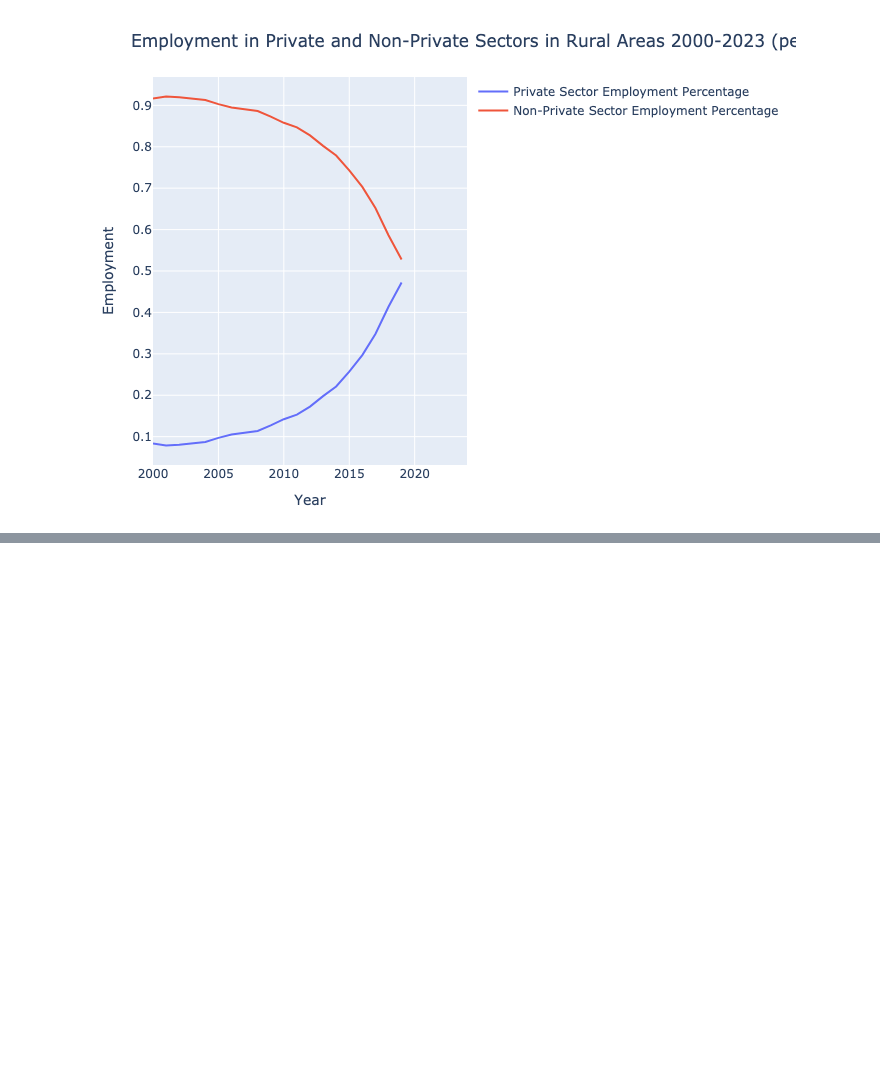
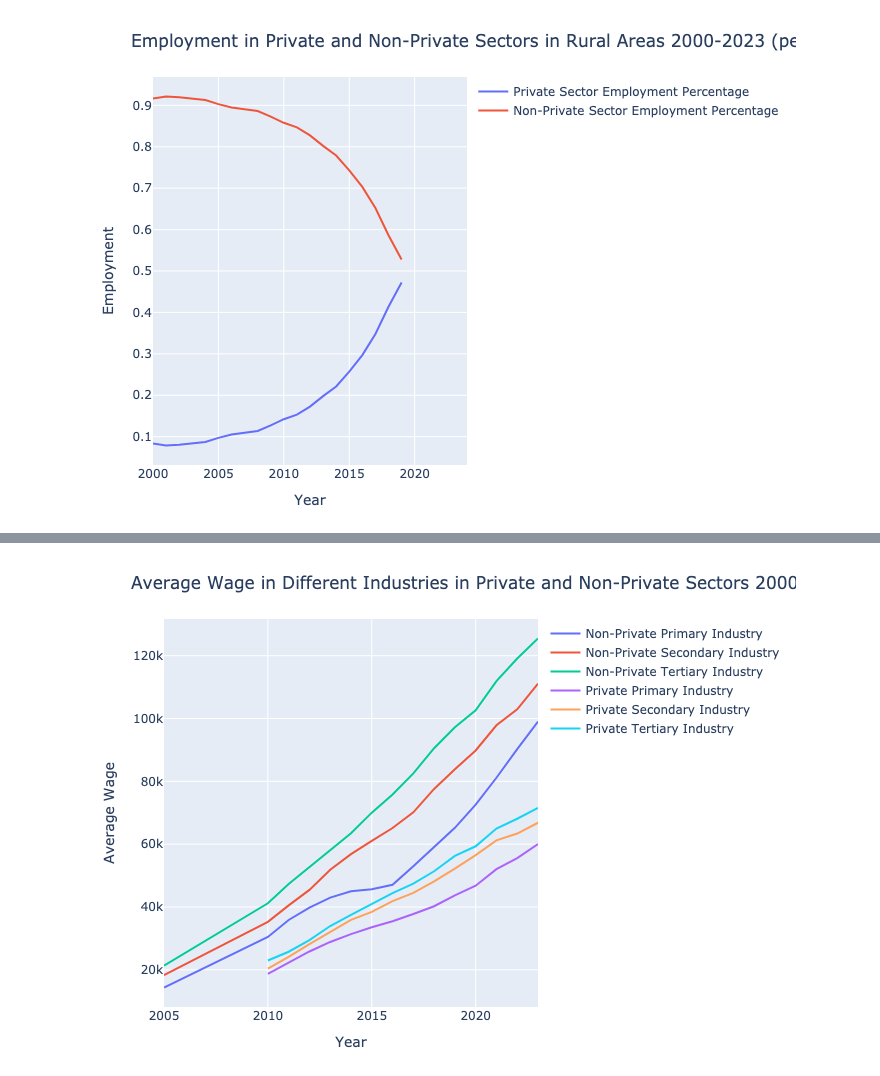
Before and after one commit to liminglin98/Labor-with-Moshe, a Jupyter notebook: Code/Grapha.ipynb, the cells around one changed output, grey strips where cells are left out. Cells and saved outputs as stored; diff of their text form; code cells hidden in the pictures; blank space fills up the shorter version.

```diff
--- a/Code/Grapha.ipynb
+++ b/Code/Grapha.ipynb
@@ -242,0 +391,11 @@ display(PlotlyJS.plot([private_rural_line_percentage, non_private_rural_line_per
+# %%
+#Comparing Average Wage in Different Sectors in Private and Non-Private Sectors
+#trend lines
+layout10 = PlotlyJS.Layout(
+    title = "Average Wage in Different Industries in Private and Non-Private Sectors 2000-2023",
+    xaxis = PlotlyJS.attr(title = "Year"),
+    yaxis = PlotlyJS.attr(title = "Average Wage"),
+)
+display(PlotlyJS.plot([pi_wage_line, si_wage_line, ti_wage_line, pi_wage_line_private, si_wage_line_private, ti_wage_line_private], layout10))
+# %% [output]
+[figure, added]
```
Also changed, not shown: parts of 7 cells of this notebook, 10 other files.
